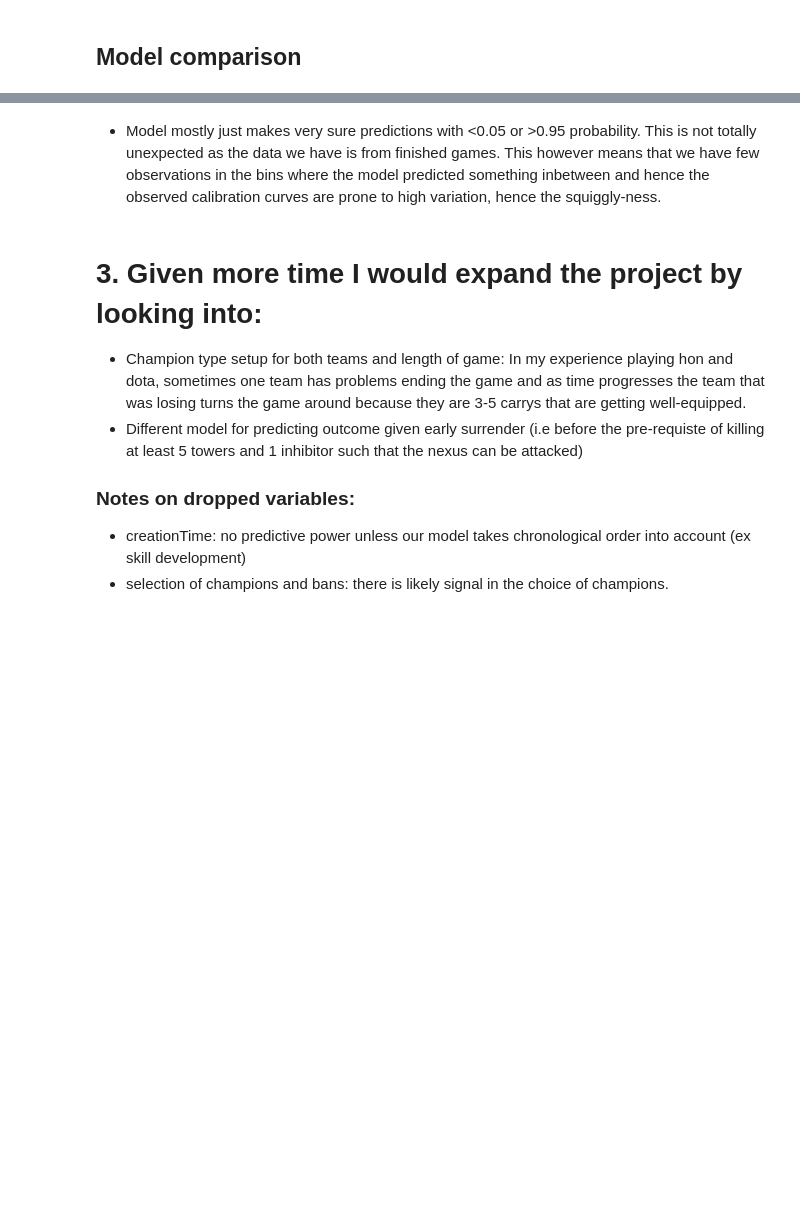
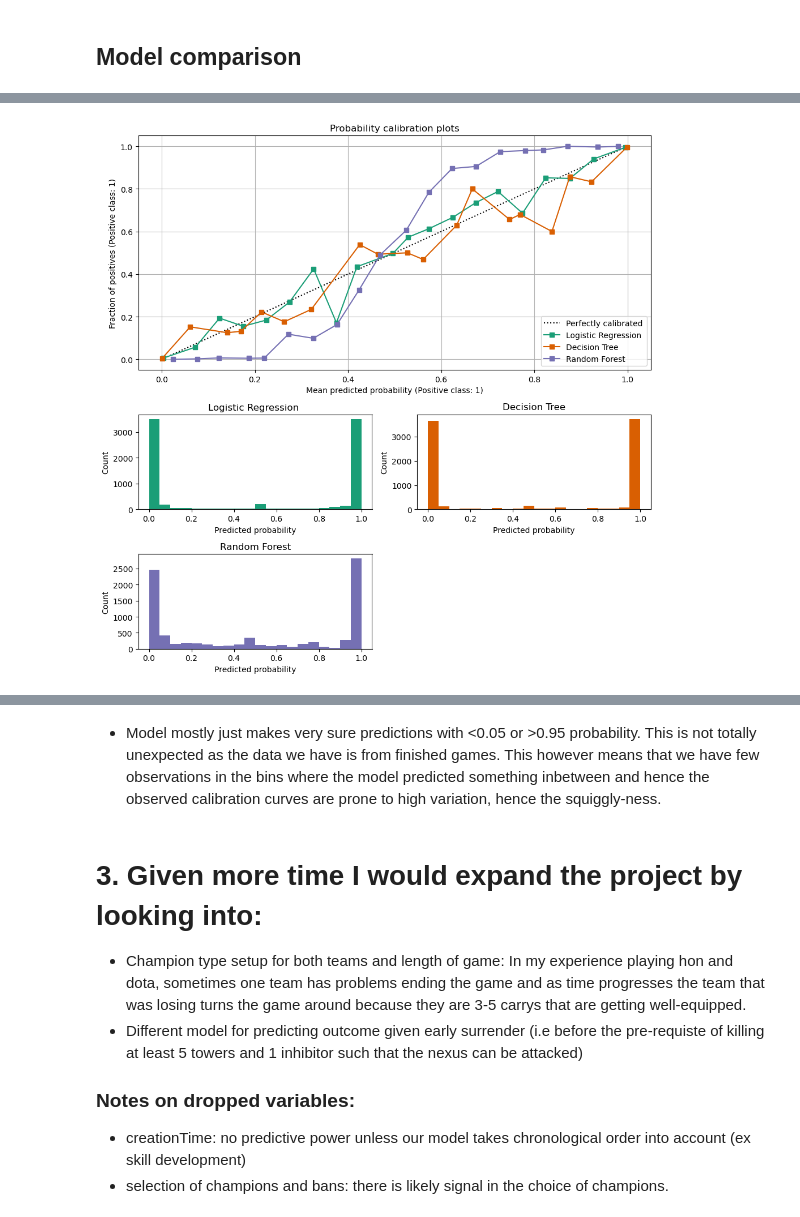
Before and after one commit to wlamnorman/League_of_legends_prediction, a Jupyter notebook: league_of_legends_pred.ipynb, the cells around one changed output, grey strips where cells are left out. Cells and saved outputs as stored; diff of their text form; code cells hidden in the pictures; blank space fills up the shorter version.

```diff
--- a/league_of_legends_pred.ipynb
+++ b/league_of_legends_pred.ipynb
@@ -225,0 +220,56 @@ https://scikit-learn.org/stable/auto_examples/calibration/plot_calibration_curve
+# %%
+log_reg = LogisticRegression(fit_intercept=False)
+dt = DecisionTreeClassifier(criterion='gini',max_depth=8, splitter='best')
+rf = RandomForestClassifier(max_depth=3, criterion='gini')
+
+classifier_list = [
+    (log_reg, "Logistic Regression ")
+    ,(dt, "Decision Tree")
+    ,(rf, "Random Forest")
+            ]
+
+fig = plt.figure(figsize=(10, 10))
+gs = GridSpec(4, 2)
+colors = plt.cm.get_cmap("Dark2")
+
+# split train into train and validation to keep test data held out until we have chosen a model
+X_train_2, X_validation, y_train_2, y_validation = train_test_split(X_train, y_train, test_size=0.2,
+                                                    shuffle=True, random_state=2)
+
+ax_calibration_curve = fig.add_subplot(gs[:2, :2])
+calibration_displays = {}
+for i, (clf, name) in enumerate(classifier_list):
+    clf.fit(X_train_2, y_train_2)
+    display = CalibrationDisplay.from_estimator(
+        clf,
+        X_validation,
+        y_validation,
+        n_bins=20,
+        name=name,
+        ax=ax_calibration_curve,
+        color=colors(i),
+    )
+    calibration_displays[name] = display
+
+ax_calibration_curve.grid()
+ax_calibration_curve.set_title("Probability calibration plots")
+
+# Add histogram
+grid_positions = [(2, 0), (2, 1), (3, 0), (3, 1)]
+for i, (_, name) in enumerate(classifier_list):
+    row, col = grid_positions[i]
+    ax = fig.add_subplot(gs[row, col])
+
+    ax.hist(
+        calibration_displays[name].y_prob,
+        range=(0, 1),
+        bins=20,
+        label=name,
+        color=colors(i),
+    )
+    ax.set(title=name, xlabel="Predicted probability", ylabel="Count")
+
+plt.tight_layout()
+plt.show()
+# %% [output]
+[figure, added]
```
Also changed, not shown: parts of 19 cells of this notebook.
